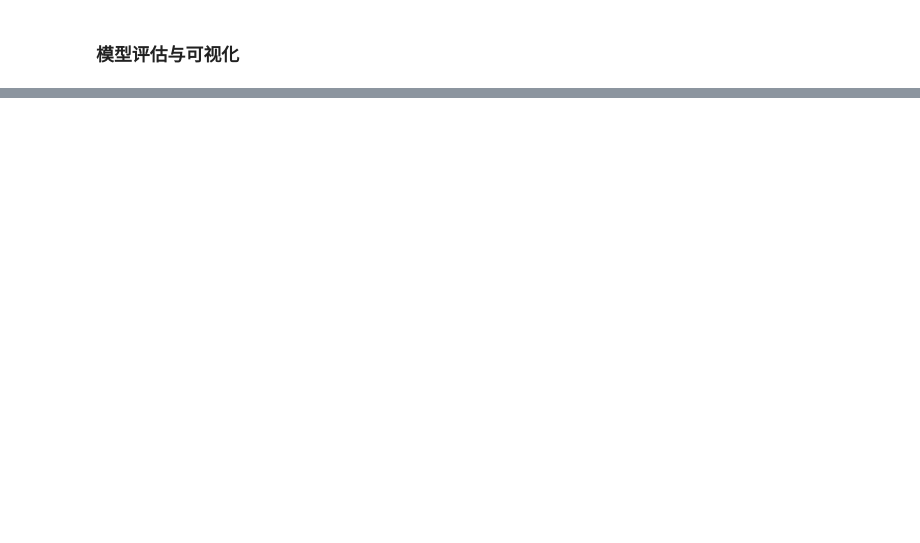
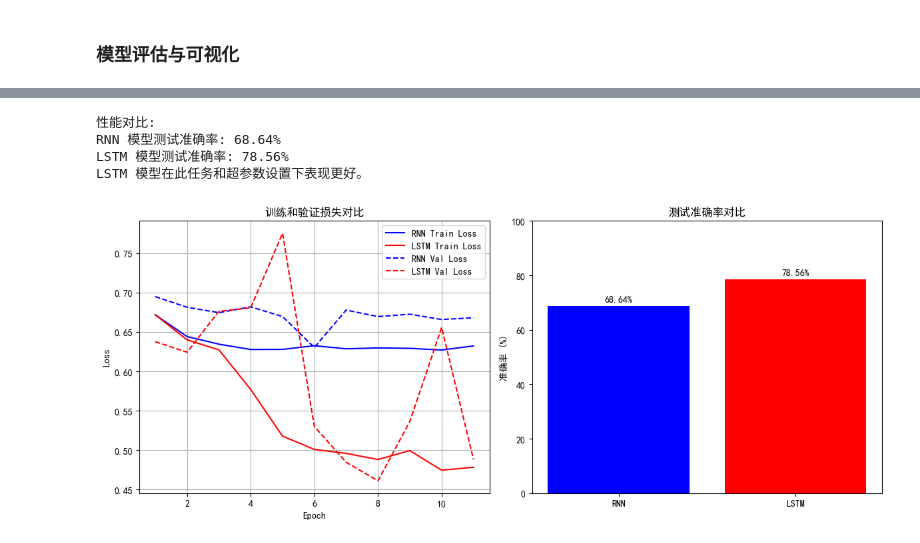
Before and after one commit to KiritoFD/RNN_lab, a Jupyter notebook: RNN.ipynb, the cells around one changed output, grey strips where cells are left out. Saved outputs shown, nothing was run; the diff lists cells and outputs as text; code cells hidden in the pictures; blank space fills up the shorter version.

```diff
--- a/RNN.ipynb
+++ b/RNN.ipynb
@@ -775,17 +737,22 @@ else:
 # 性能对比
 print("性能对比:")
 if 'test_acc_rnn' in locals() and 'test_acc_lstm' in locals():
-    print(f"GRU 模型测试准确率: {test_acc_rnn*100:.2f}%")
+    print(f"RNN 模型测试准确率: {test_acc_rnn*100:.2f}%")
     print(f"LSTM 模型测试准确率: {test_acc_lstm*100:.2f}%")
 
     if test_acc_lstm > test_acc_rnn:
         print("LSTM 模型在此任务和超参数设置下表现更好。")
     elif test_acc_rnn > test_acc_lstm:
-        print("GRU 模型在此任务和超参数设置下表现更好。")
+        print("RNN 模型在此任务和超参数设置下表现更好。")
     else:
-        print("GRU 和 LSTM 模型表现相当。")
+        print("RNN 和 LSTM 模型表现相当。")
 else:
     print("未能完成两个模型的评估，无法进行比较。请检查之前的步骤。")
+# %% [output]
+性能对比:
+RNN 模型测试准确率: 68.64%
+LSTM 模型测试准确率: 78.56%
+LSTM 模型在此任务和超参数设置下表现更好。
 # %%
 # 模型性能可视化对比
 plt.figure(figsize=(12, 5))
@@ -795,36 +762,38 @@ if rnn_train_losses and lstm_train_losses: # 确保列表非空
     # 确保epochs长度与最短的loss列表匹配，以防早停导致长度不一
     min_epochs = min(len(rnn_train_losses), len(lstm_train_losses))
     epochs_range = range(1, min_epochs + 1)
-    plt.plot(epochs_range, rnn_train_losses[:min_epochs], 'b-', label='GRU Train Loss')
+    plt.plot(epochs_range, rnn_train_losses[:min_epochs], 'b-', label='RNN Train Loss')
     plt.plot(epochs_range, lstm_train_losses[:min_epochs], 'r-', label='LSTM Train Loss')
     if rnn_val_losses and lstm_val_losses:
         min_val_epochs = min(len(rnn_val_losses), len(lstm_val_losses))
         val_epochs_range = range(1, min_val_epochs + 1)
-        plt.plot(val_epochs_range, rnn_val_losses[:min_val_epochs], 'b--', label='GRU Val Loss')
+        plt.plot(val_epochs_range, rnn_val_losses[:min_val_epochs], 'b--', label='RNN Val Loss')
         plt.plot(val_epochs_range, lstm_val_losses[:min_val_epochs], 'r--', label='LSTM Val Loss')
 else:
     print("训练损失数据不完整，无法绘制损失对比图。")
 plt.title('训练和验证损失对比')
 plt.xlabel('Epoch')
 plt.ylabel('Loss')
 plt.legend()
 plt.grid(True)
 
 plt.subplot(1, 2, 2)
-model_names = ['GRU', 'LSTM']
+model_names = ['RNN', 'LSTM']
 accuracies = [test_acc_rnn * 100, test_acc_lstm * 100]
 bars = plt.bar(model_names, accuracies, color=['blue', 'red'])
 plt.title('测试准确率对比')
 plt.ylabel('准确率 (%)')
 plt.ylim([0, 100])
 
 for bar in bars:
     height = bar.get_height()
     plt.text(bar.get_x() + bar.get_width()/2., height + 1,
              f'{height:.2f}%', ha='center', va='bottom')
 
 plt.tight_layout()
 plt.show()
+# %% [output]
+[figure, added]
 # %%
 # 绘制混淆矩阵对比
 if 'cm_rnn' in locals() and 'cm_lstm' in locals() and cm_rnn.size > 0 and cm_lstm.size > 0:
```
Also changed, not shown: parts of 25 cells of this notebook, 2 other files.
